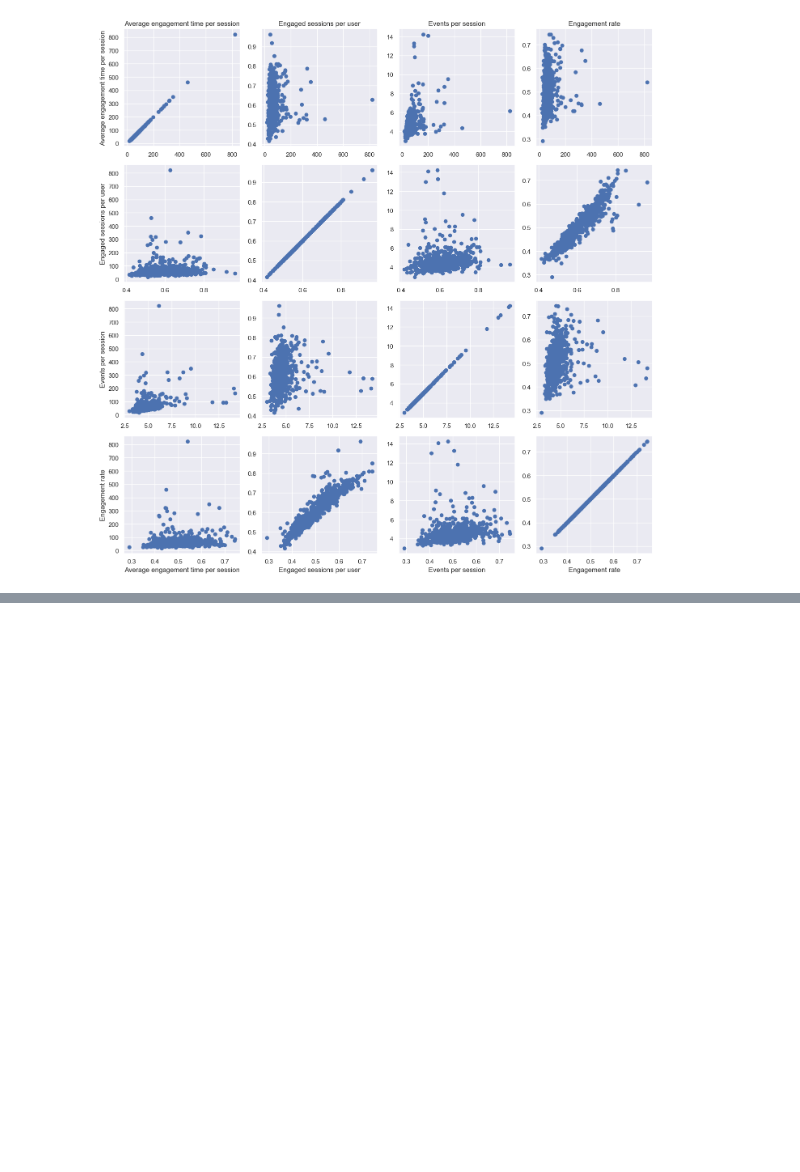
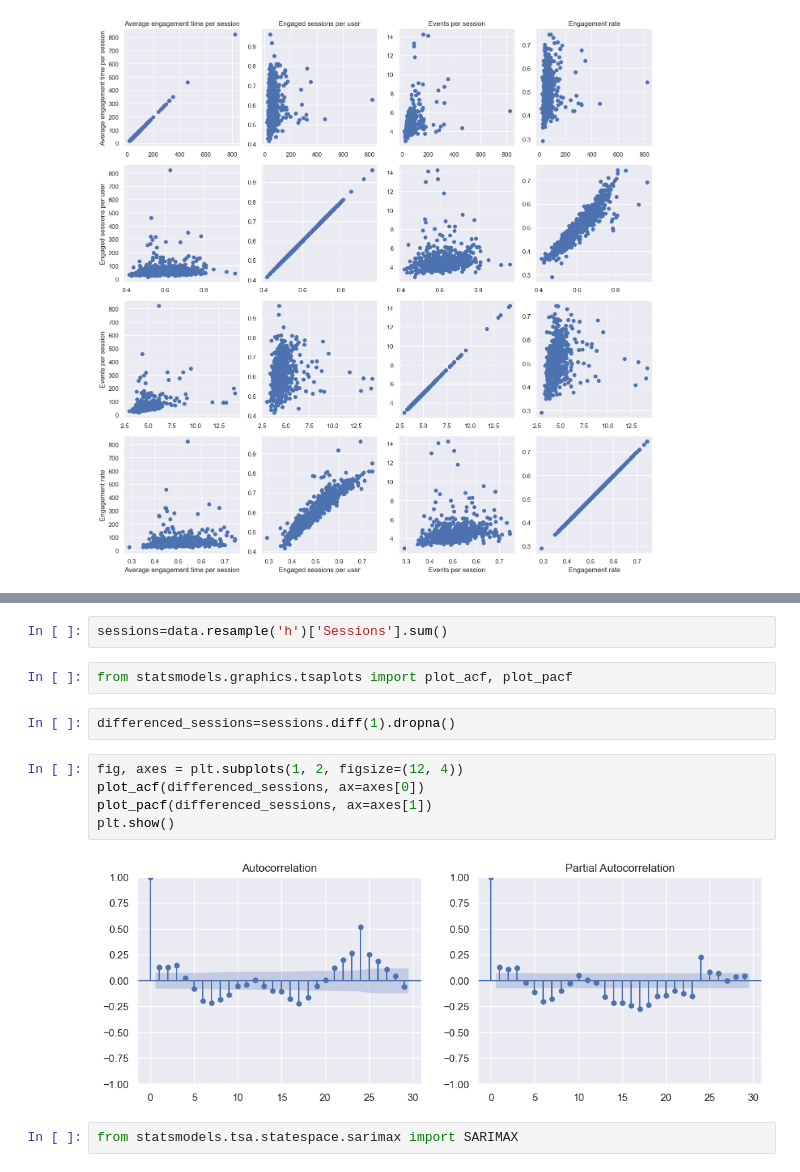
Before and after one commit to lucaslulucaslu/Data-Science-Practice-Projects, a Jupyter notebook: 15. Website performance Analysis/website performance analysis.ipynb, the cells around one changed output, grey strips where cells are left out. Saved outputs shown, nothing was run; the diff lists cells and outputs as text; blank space fills up the shorter version.

```diff
--- a/15. Website performance Analysis/website performance analysis.ipynb
+++ b/15. Website performance Analysis/website performance analysis.ipynb
@@ -72,0 +89,15 @@ plt.show()
+# %%
+sessions=data.resample('h')['Sessions'].sum()
+# %%
+from statsmodels.graphics.tsaplots import plot_acf, plot_pacf
+# %%
+differenced_sessions=sessions.diff(1).dropna()
+# %%
+fig, axes = plt.subplots(1, 2, figsize=(12, 4))
+plot_acf(differenced_sessions, ax=axes[0])
+plot_pacf(differenced_sessions, ax=axes[1])
+plt.show()
+# %% [output]
+[figure, added]
+# %%
+from statsmodels.tsa.statespace.sarimax import SARIMAX
```
Also changed, not shown: parts of 6 cells of this notebook.
